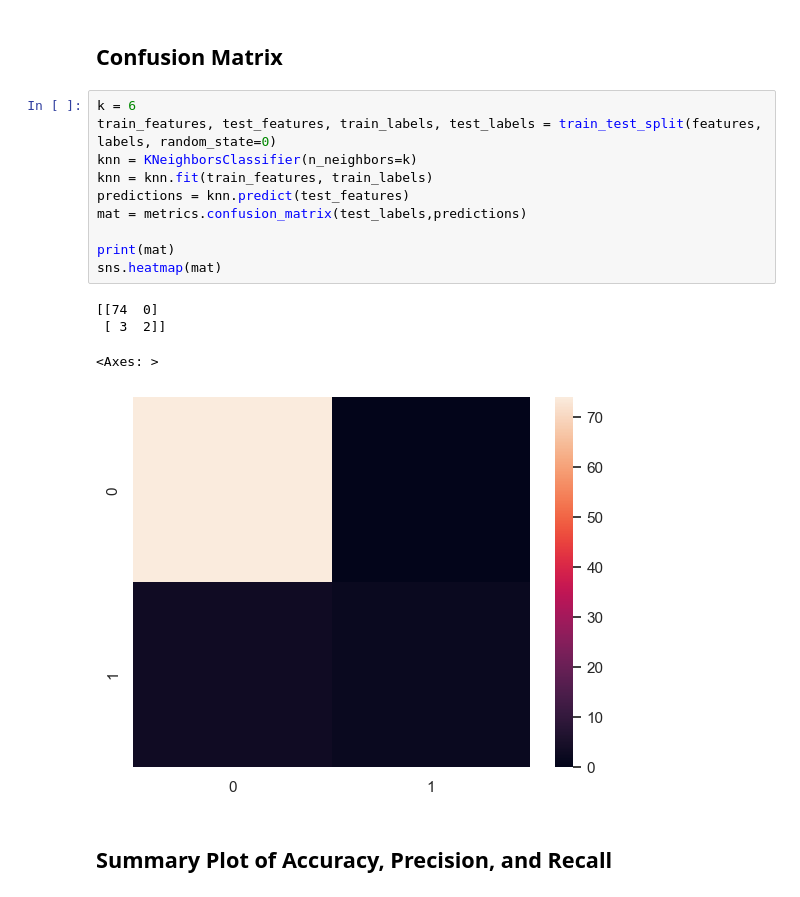
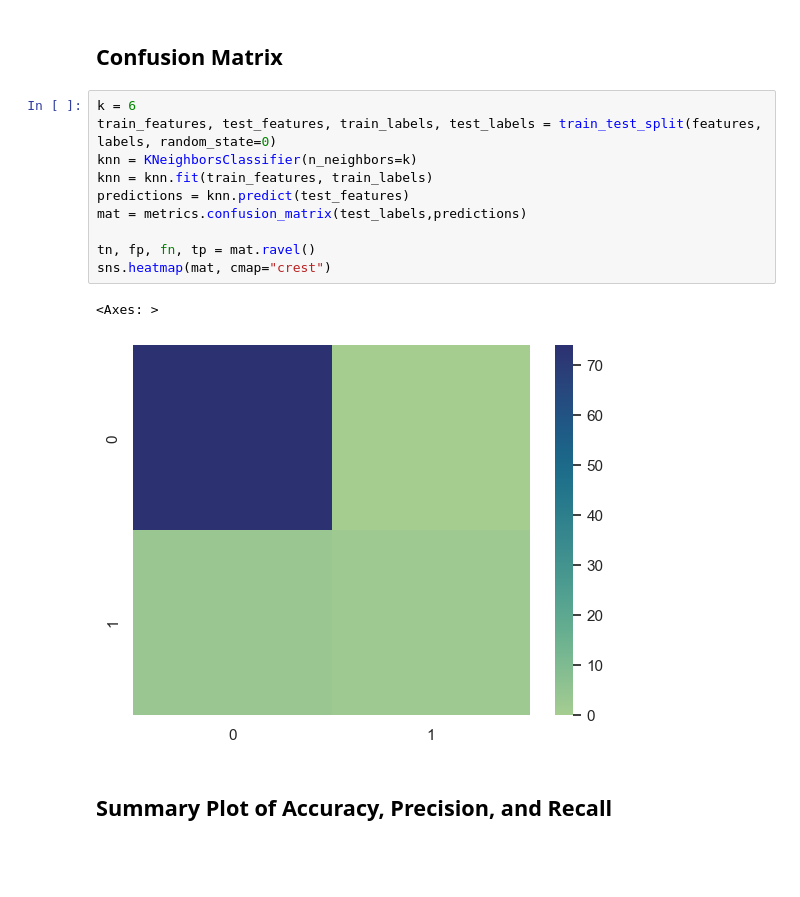
Before and after one commit to tamarahadz/ds500_proj, a Jupyter notebook: data_analysis.ipynb, the cells around one changed output. Drawn from its saved outputs; the diff is of its cells as text; blank space fills up the shorter version.

```diff
--- a/data_analysis.ipynb
+++ b/data_analysis.ipynb
@@ -297,18 +313,16 @@ F1 score for beaches that closed: 0.5714
 # %%
 k = 6
 train_features, test_features, train_labels, test_labels = train_test_split(features, labels, random_state=0)
 knn = KNeighborsClassifier(n_neighbors=k)
 knn = knn.fit(train_features, train_labels)
 predictions = knn.predict(test_features)
 mat = metrics.confusion_matrix(test_labels,predictions)
 
-print(mat)
-sns.heatmap(mat)
+tn, fp, fn, tp = mat.ravel()
+sns.heatmap(mat, cmap="crest")
 # %% [output]
-[[74  0]
- [ 3  2]]
+<Axes: >
-<Axes: >
-[figure, old version]
+[figure, new version]
 # %% [markdown]
 ## Summary Plot of Accuracy, Precision, and Recall
 # %%
```
Also changed, not shown: parts of 6 cells of this notebook, 4 other files.
